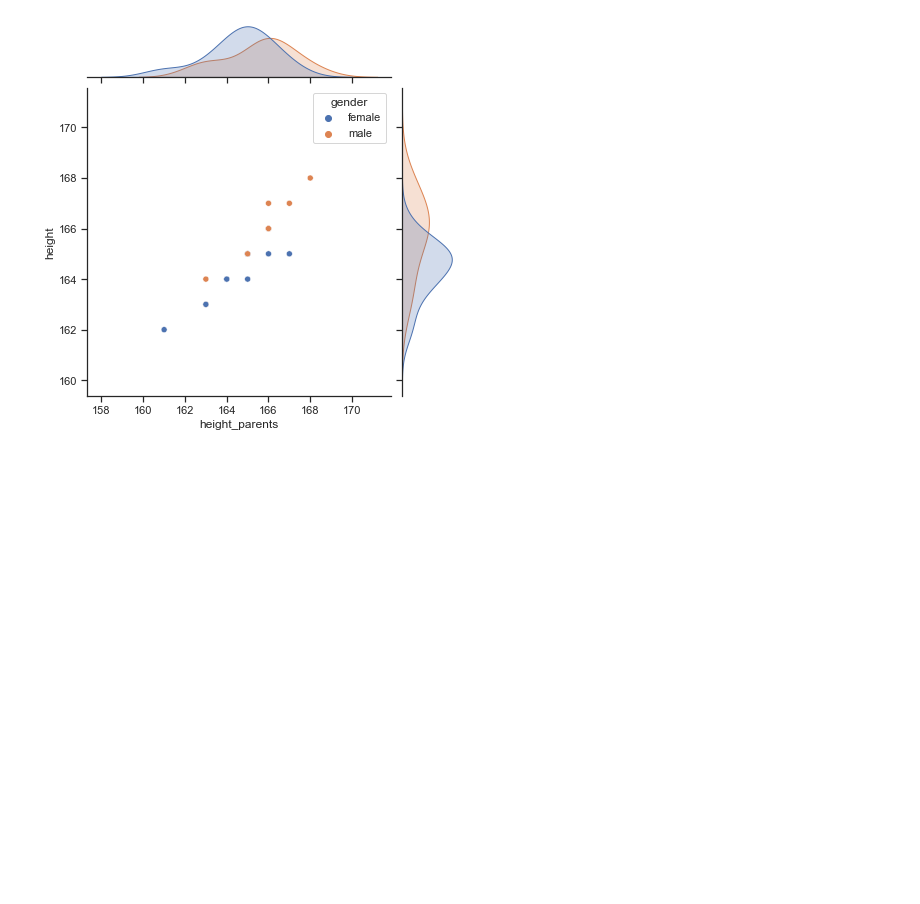
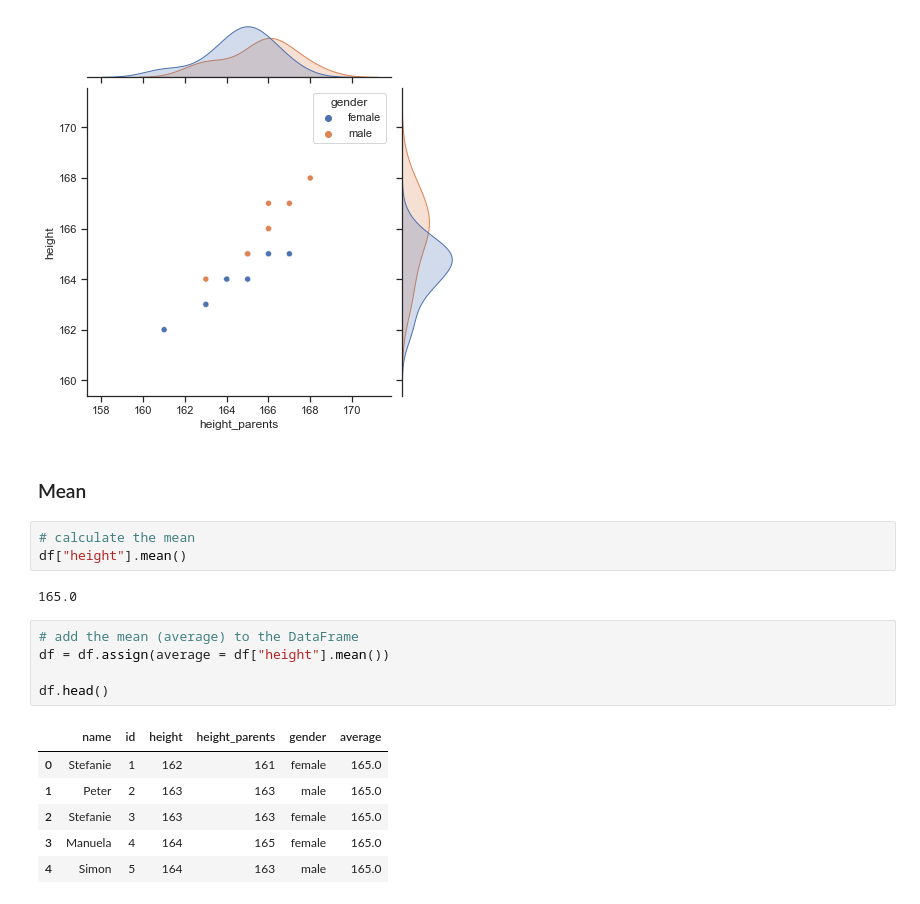
Before and after one commit to lenabinder1001/linear-regression, a Jupyter notebook: notebooks/linear-regression.ipynb, the cells around one changed output. Drawn from its saved outputs; the diff is of its cells as text; blank space fills up the shorter version.

```diff
--- a/notebooks/linear-regression.ipynb
+++ b/notebooks/linear-regression.ipynb
@@ -157,3 +157,22 @@ sns.jointplot(x="height_parents", y ="height", hue="gender", data=df)
 # %% [output]
 <seaborn.axisgrid.JointGrid at 0x...>
 [figure]
+# %% [markdown]
+### Mean
+# %%
+# calculate the mean
+df["height"].mean()
+# %% [output]
+165.0
+# %%
+# add the mean (average) to the DataFrame
+df = df.assign(average = df["height"].mean())
+
+df.head()
+# %% [output]
+|  | name | id | height | height_parents | gender | average |
+| 0 | Stefanie | 1 | 162 | 161 | female | 165.0 |
+| 1 | Peter | 2 | 163 | 163 | male | 165.0 |
+| 2 | Stefanie | 3 | 163 | 163 | female | 165.0 |
+| 3 | Manuela | 4 | 164 | 165 | female | 165.0 |
+| 4 | Simon | 5 | 164 | 163 | male | 165.0 |
```
Also changed, not shown: parts of 1 cell of this notebook.
